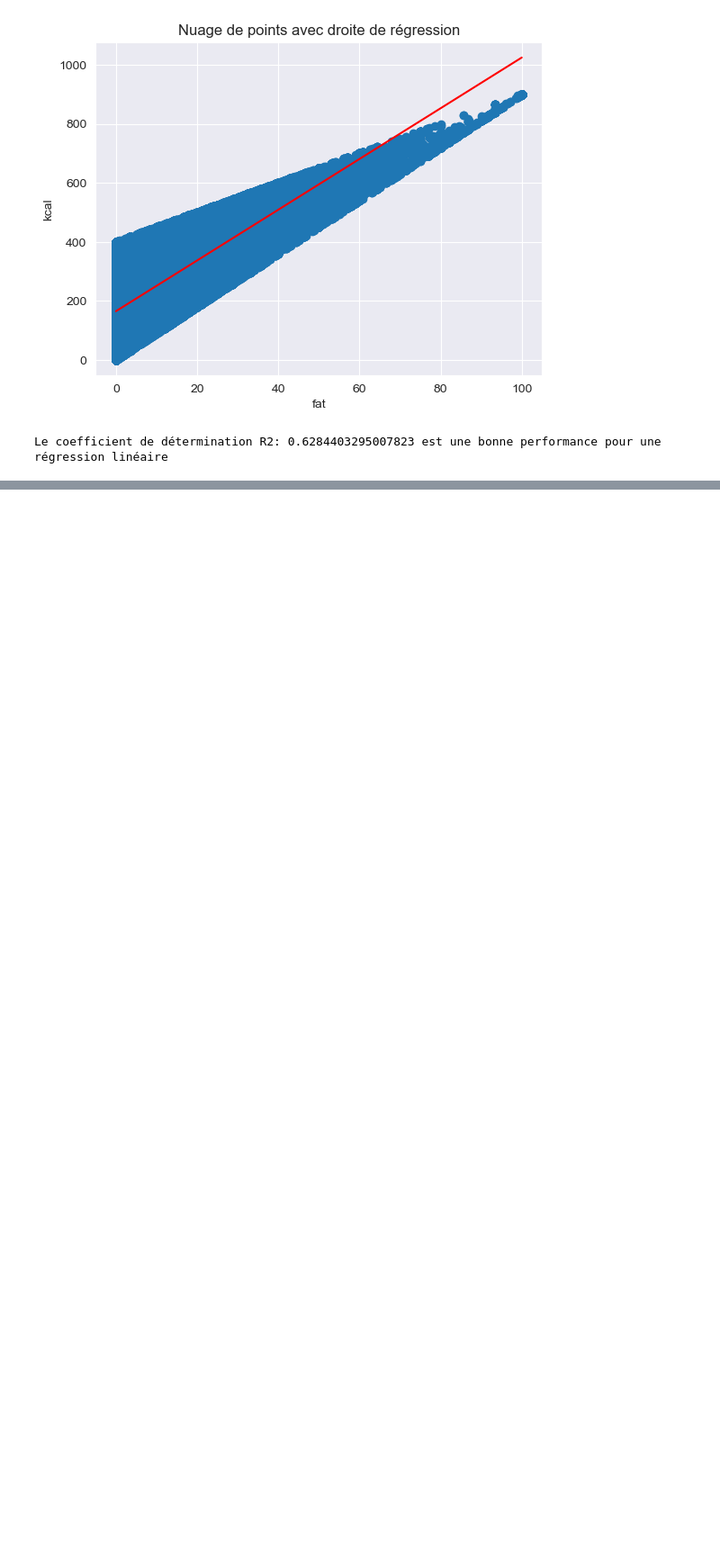
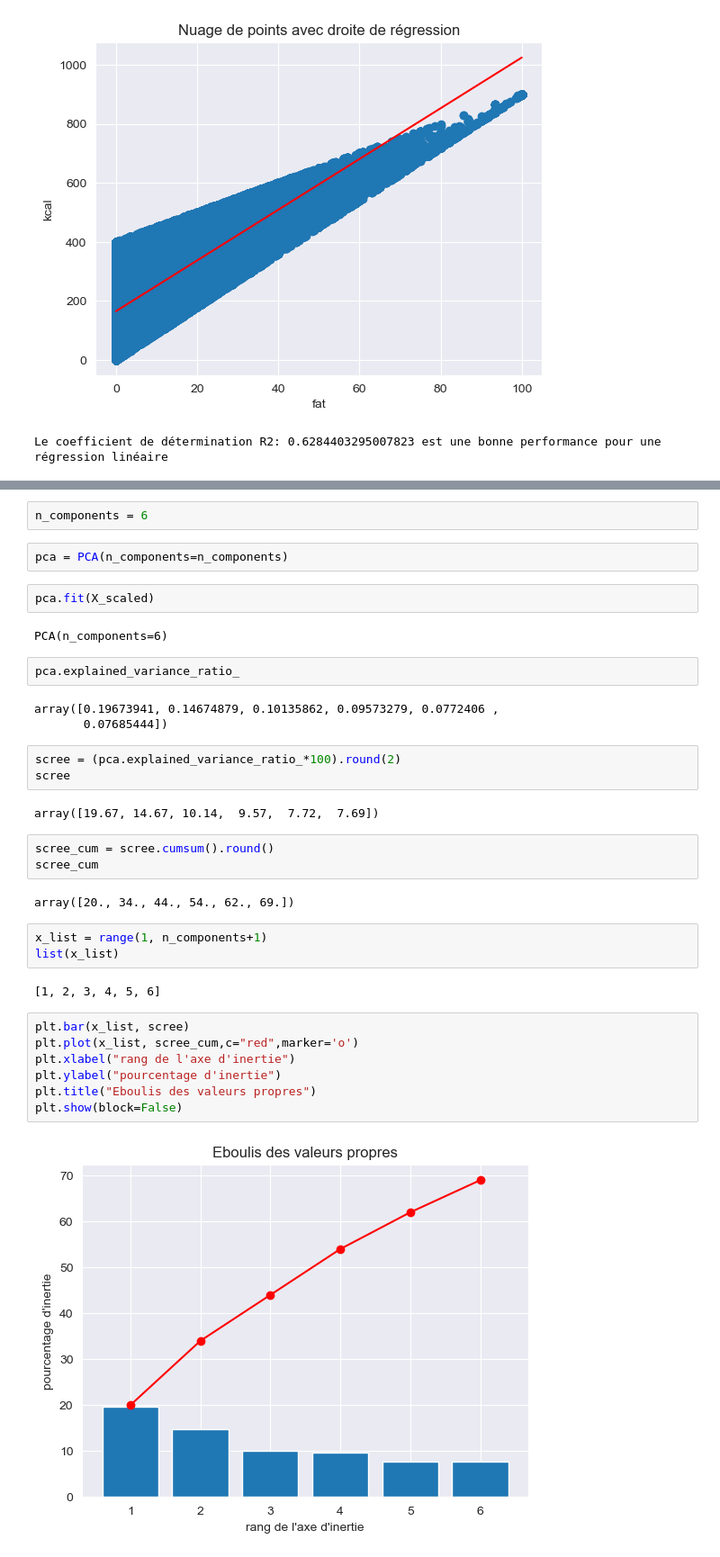
Before and after one commit to BinaryLost/machine_learning_projects, a Jupyter notebook: projet_2/livrable/Moriggi_Stephane_2_notebook_exploration_260123.ipynb, the cells around one changed output, grey strips where cells are left out. Shown at 90% size. Drawn from its saved outputs; the diff is of its cells as text; blank space fills up the shorter version.

```diff
--- a/projet_2/analyse.ipynb
+++ b/projet_2/livrable/Moriggi_Stephane_2_notebook_exploration_260123.ipynb
@@ -285,0 +369,37 @@ Le coefficient de détermination R2: 0.6284403295007823 est une bonne performanc
+# %%
+n_components = 6
+# %%
+pca = PCA(n_components=n_components)
+# %%
+pca.fit(X_scaled)
+# %% [output]
+PCA(n_components=6)
+# %%
+pca.explained_variance_ratio_
+# %% [output]
+array([0.19673941, 0.14674879, 0.10135862, 0.09573279, 0.0772406 ,
+       0.07685444])
+# %%
+scree = (pca.explained_variance_ratio_*100).round(2)
+scree
+# %% [output]
+array([19.67, 14.67, 10.14,  9.57,  7.72,  7.69])
+# %%
+scree_cum = scree.cumsum().round()
+scree_cum
+# %% [output]
+array([20., 34., 44., 54., 62., 69.])
+# %%
+x_list = range(1, n_components+1)
+list(x_list)
+# %% [output]
+[1, 2, 3, 4, 5, 6]
+# %%
+plt.bar(x_list, scree)
+plt.plot(x_list, scree_cum,c="red",marker='o')
+plt.xlabel("rang de l'axe d'inertie")
+plt.ylabel("pourcentage d'inertie")
+plt.title("Eboulis des valeurs propres")
+plt.show(block=False)
+# %% [output]
+[figure, added]
```
Also changed, not shown: parts of 20 cells of this notebook, 4 other files.
